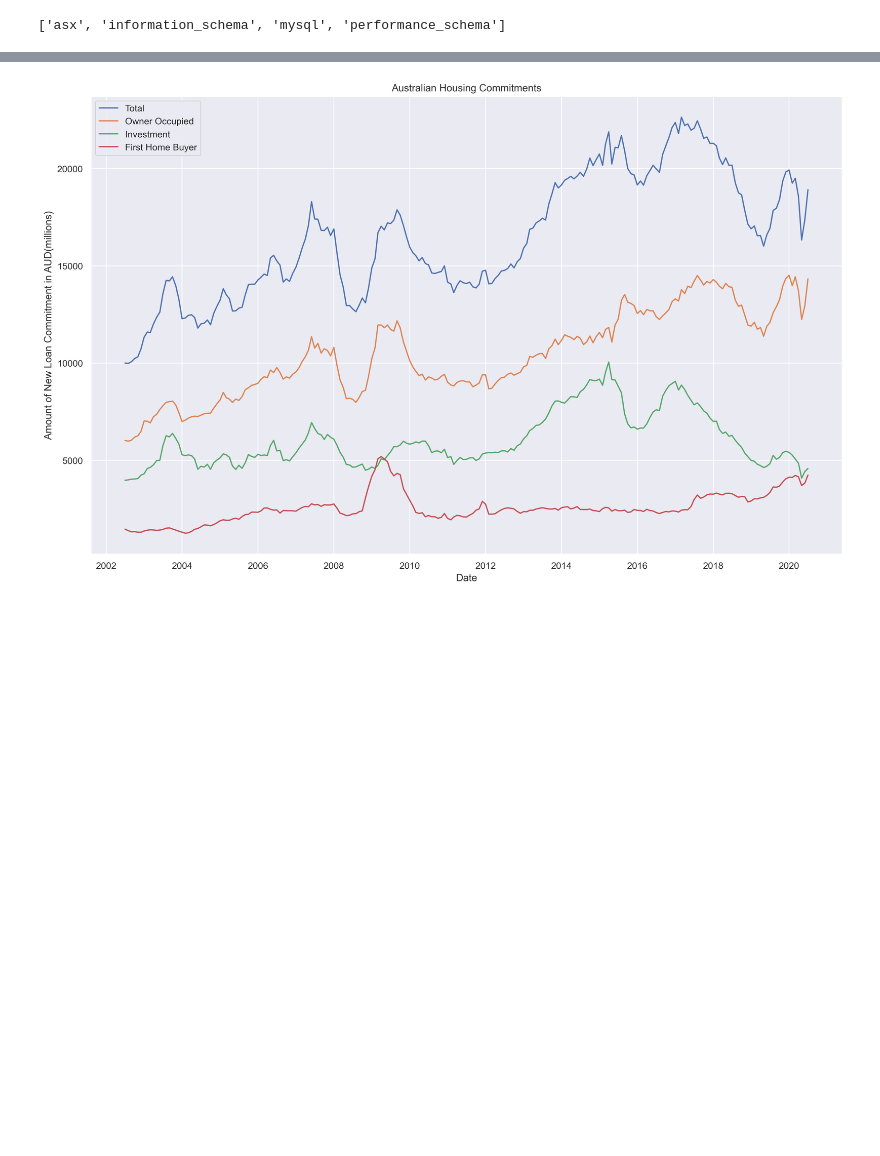
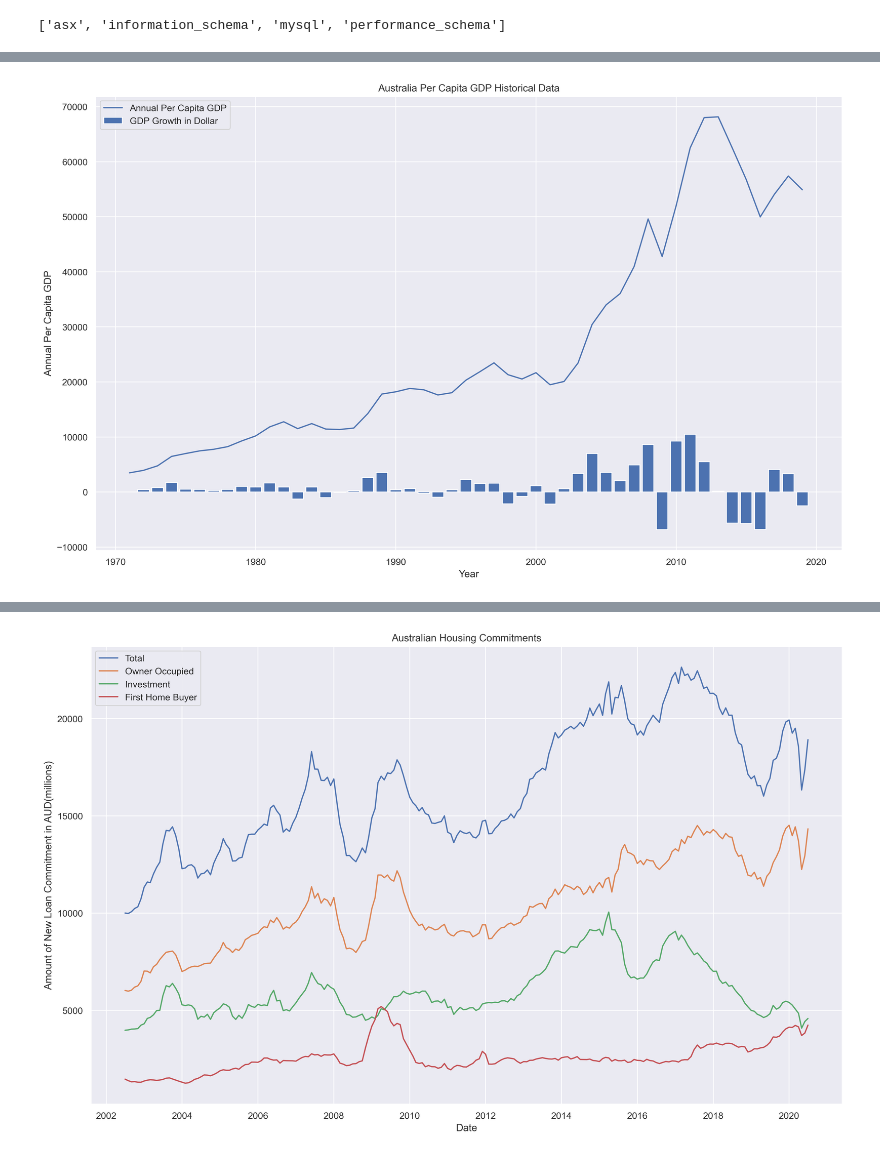
Before and after one commit to MDSI-AUG-2020-DSP/ASX, a Jupyter notebook: Housing_GDP.ipynb, the cells around one changed output, grey strips where cells are left out. Saved outputs shown, nothing was run; the diff lists cells and outputs as text; code cells hidden in the pictures; blank space fills up the shorter version.

```diff
--- a/Housing_GDP.ipynb
+++ b/Housing_GDP.ipynb
@@ -175,0 +102,4 @@ plt.show()
+# %%
+### Remove the last record as it is "0"
+gdp_per_cap.drop(gdp_per_cap.tail(1).index,inplace=True)
+gdp_per_cap.tail()
@@ -175,0 +113,10 @@ plt.show()
+# %%
+### Add a column to show the annual difference
+year1 = gdp_per_cap[['GDP_per_cap']].shift(1)
+
+year2 = gdp_per_cap[['GDP_per_cap']]
+
+gdp_per_cap[['GDP_Growth_in_dollars']] = year2 - year1
+
+gdp_per_cap.head()
+gdp_per_cap.tail()
@@ -175,0 +157,17 @@ plt.show()
+# %%
+### Visualistion
+gdp = gdp_per_cap['GDP_per_cap'].tolist()
+diff = gdp_per_cap['GDP_Growth_in_dollars'].tolist()
+year = gdp_per_cap['Year'].tolist()
+
+fig = plt.figure(figsize = (16,10), dpi = 300)
+
+plt.plot(year, gdp, label = "Annual Per Capita GDP")
+plt.bar(year, diff, width=300, align = 'center', label = 'GDP Growth in Dollar')
+plt.title('Australia Per Capita GDP Historical Data')
+plt.xlabel('Year')
+plt.ylabel('Annual Per Capita GDP')
+plt.legend(loc="upper left")
+plt.show()
+# %% [output]
+[figure, added]
```
Also changed, not shown: parts of 35 cells of this notebook, 2 other files.
